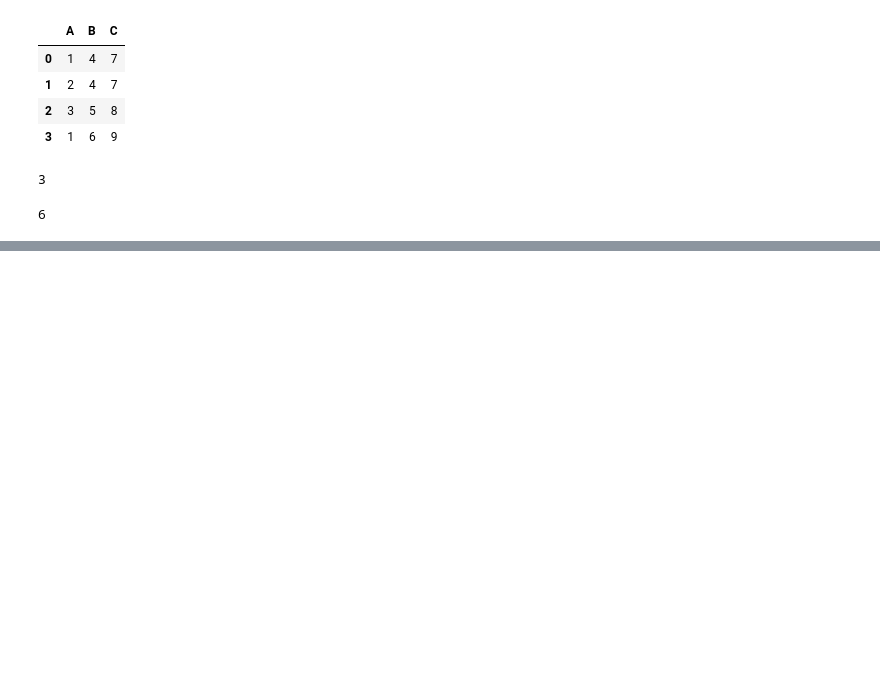
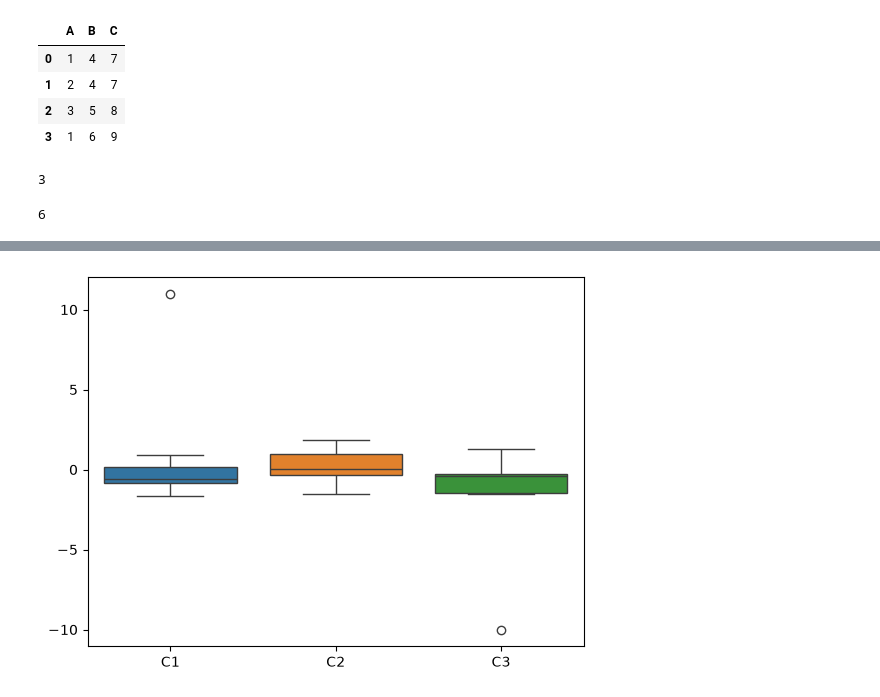
Before and after one commit to TaeGaori/DATA_ANAYSIS, a Jupyter notebook: ch10_no_show.ipynb, the cells around one changed output, grey strips where cells are left out. Cells and saved outputs as stored; diff of their text form; code cells hidden in the pictures; blank space fills up the shorter version.

```diff
--- a/ch10_no_show.ipynb
+++ b/ch10_no_show.ipynb
@@ -260,0 +308,10 @@ result
+# %%
+import numpy as np
+import matplotlib.pyplot as plt
+import seaborn as sns
+
+# 예시 데이터프레임 생성
+# np.random.randn(8, 3) : 평균 0, 표준편차 1인 정규분포 난수 8행 3열 생성
+df = pd.DataFrame(np.random.randn(8, 3), columns=['C1', 'C2', 'C3']) # columns로 컬럼이름넣기
+
+df
@@ -260,0 +328,6 @@ result
+# %%
+# 극단적인 값(이상치)를 강제로 넣는다.
+# 데이터프레임.loc[행 이름, 열 이름]
+df.loc[1, 'C1'] = 11
+
+df
@@ -260,0 +344,4 @@ result
+# %%
+df.loc[3, 'C3'] = -10
+
+df
@@ -260,0 +358,5 @@ result
+# %%
+sns.boxplot(data=df)
+plt.show()
+# %% [output]
+[figure, added]
```
Also changed, not shown: parts of 11 cells of this notebook, 1 other file.
